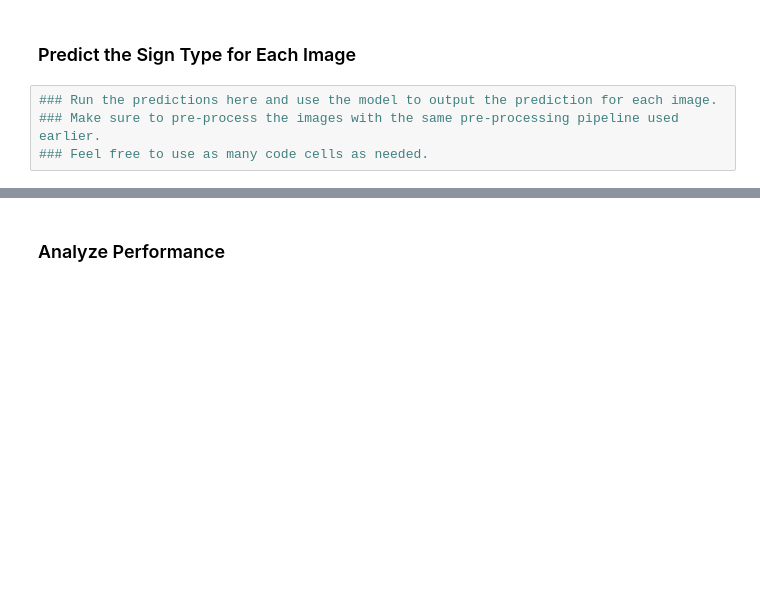
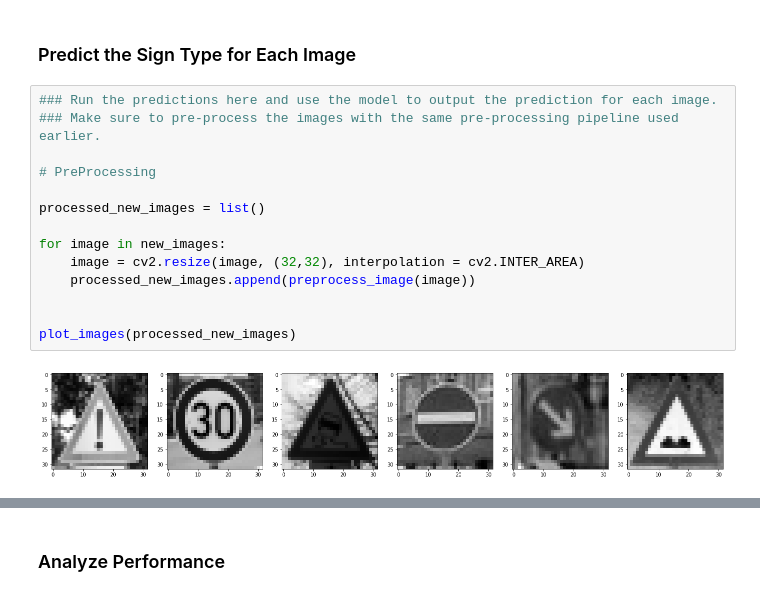
Before and after one commit to danyz91/CarND-Traffic-Sign-Classifier-Project, a Jupyter notebook: Traffic_Sign_Classifier.ipynb, the cells around one changed output, grey strips where cells are left out. Drawn from its saved outputs; the diff is of its cells as text; blank space fills up the shorter version.

```diff
--- a/Traffic_Sign_Classifier.ipynb
+++ b/Traffic_Sign_Classifier.ipynb
@@ -339,4 +896,16 @@ You may find `signnames.csv` useful as it contains mappings from the class id (i
 # %%
 ### Run the predictions here and use the model to output the prediction for each image.
 ### Make sure to pre-process the images with the same pre-processing pipeline used earlier.
-### Feel free to use as many code cells as needed.
+
+# PreProcessing
+
+processed_new_images = list()
+
+for image in new_images:
+    image = cv2.resize(image, (32,32), interpolation = cv2.INTER_AREA)
+    processed_new_images.append(preprocess_image(image))
+
+
+plot_images(processed_new_images)
+# %% [output]
+[figure, added]
```
Also changed, not shown: parts of 42 cells of this notebook, 11 other files.
